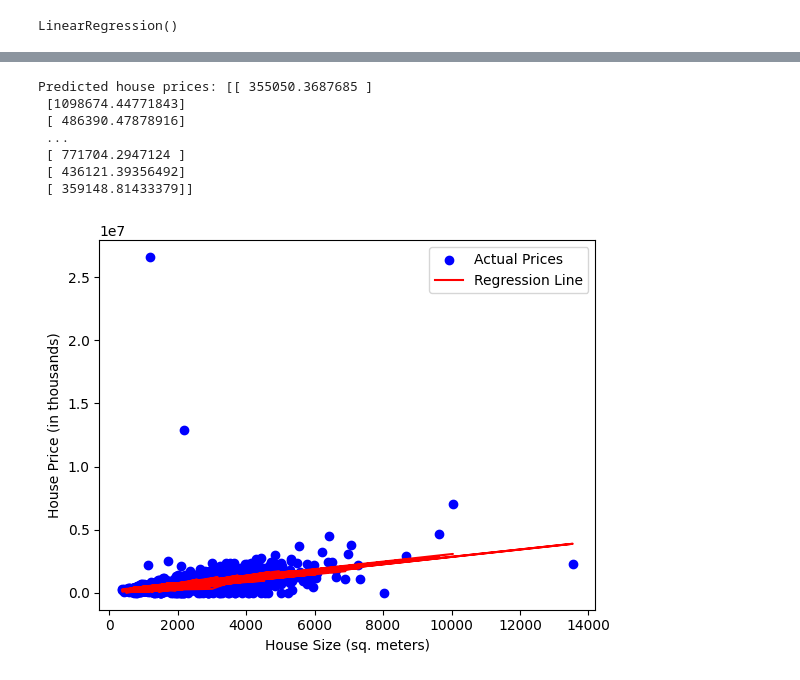
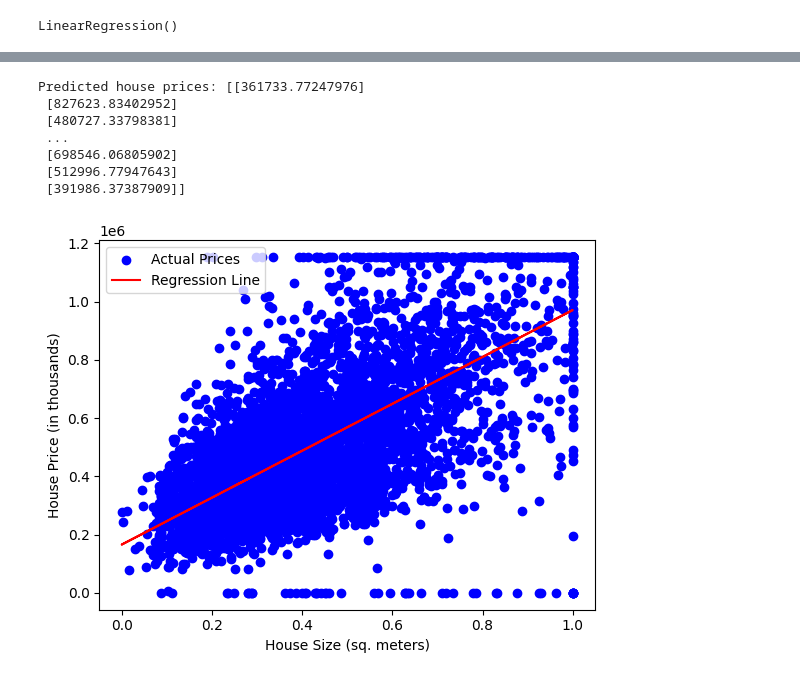
Before and after one commit to bashar0101/House-prediction-model-ML, a Jupyter notebook: PricePredication.ipynb, the cells around one changed output, grey strips where cells are left out. Cells and saved outputs as stored; diff of their text form; code cells hidden in the pictures.

```diff
--- a/PricePredication.ipynb
+++ b/PricePredication.ipynb
@@ -133,6 +135,8 @@ outliers_zscore = count_outliers_zscore(numericData)
 print(outliers_zscore)
 # %% [output]
 {'price': 34, 'bedrooms': 19, 'bathrooms': 27, 'sqft_living': 50, 'sqft_lot': 78, 'floors': 2, 'waterfront': 33, 'view': 186, 'condition': 6, 'sqft_above': 53, 'sqft_basement': 46, 'yr_built': 0, 'yr_ ...
+# %%
+numericData = numericData.drop(["view", "waterfront"], axis=1)
 # %%
 numeric_df = numericData
 
@@ -175,3 +182,5 @@ plt.show()
+# %%
+numericData = dfNoOutliers
 # %%
 model = LinearRegression()
 # %%
@@ -193,0 +215,12 @@ Index(['price', 'bedrooms', 'bathrooms', 'sqft_living', 'sqft_lot', 'floors',
+# %%
+from sklearn.preprocessing import MinMaxScaler
+# Initialize scaler
+scaler = MinMaxScaler()
+
+# Scale the column (reshape to 2D array)
+scaled_values = scaler.fit_transform(numericData[['sqft_living']])
+
+# Replace the original column with scaled values
+numericData['sqft_living'] = scaled_values
+
+print(numericData[['sqft_living']])
@@ -194,6 +242,6 @@ Index(['price', 'bedrooms', 'bathrooms', 'sqft_living', 'sqft_lot', 'floors',
 # %%
-X = numericData[["bedrooms","bathrooms","sqft_living","sqft_lot","floors","yr_built"]]
-# X = numericData[["sqft_living"]]
+# X = numericData[["bedrooms","bathrooms","sqft_living","sqft_lot","floors","yr_built"]]
+X = numericData[["sqft_living"]]
 y = numericData[["price"]]
 # %%
 X_train, X_test, y_train, y_test = train_test_split(X, y, test_size=0.3, random_state=42)
@@ -214,19 +254,19 @@ Predicted house prices: [[ 355050.3687685 ]
 # %%
 print("Predicted house prices:", y_pred)
 # %% [output]
-Predicted house prices: [[ 355050.3687685 ]
- [1098674.44771843]
- [ 486390.47878916]
+Predicted house prices: [[361733.77247976]
+ [827623.83402952]
+ [480727.33798381]
  ...
- [ 771704.2947124 ]
- [ 436121.39356492]
- [ 359148.81433379]]
+ [698546.06805902]
+ [512996.77947643]
+ [391986.37387909]]
 # %%
-plt.scatter(X['sqft_living'], y, color='blue', label="Actual Prices")
-plt.plot(X['sqft_living'], model.predict(X), color='red', label="Regression Line")
+plt.scatter(X, y, color='blue', label="Actual Prices")
+plt.plot(X, model.predict(X), color='red', label="Regression Line")
 plt.xlabel("House Size (sq. meters)")
 plt.ylabel("House Price (in thousands)")
 plt.legend()
 plt.show()
 # %% [output]
-[figure, old version]
+[figure, new version]
```
Also changed, not shown: parts of 9 cells of this notebook.
